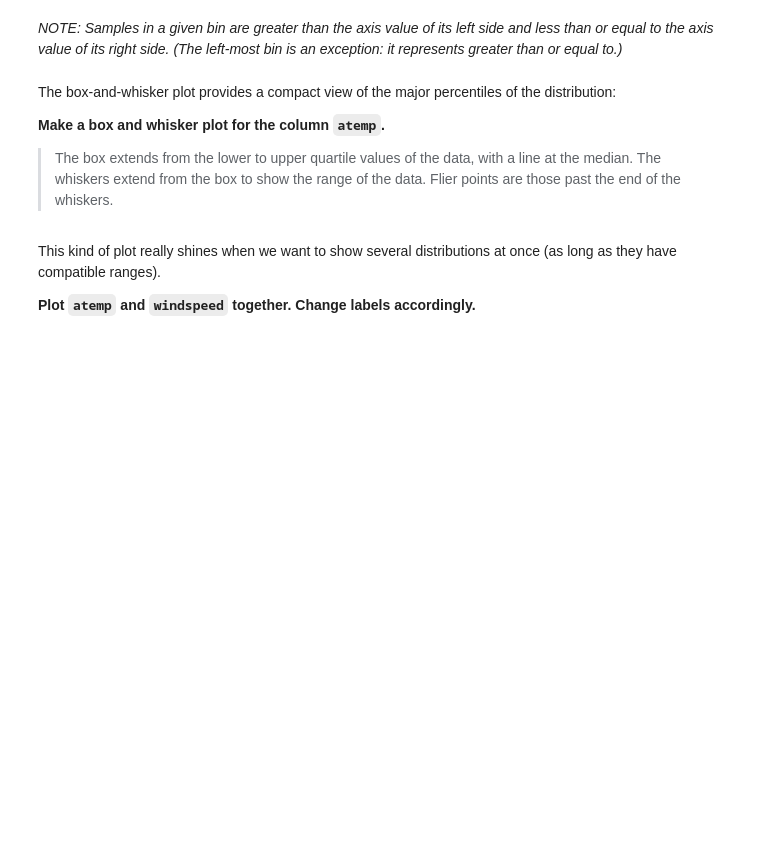
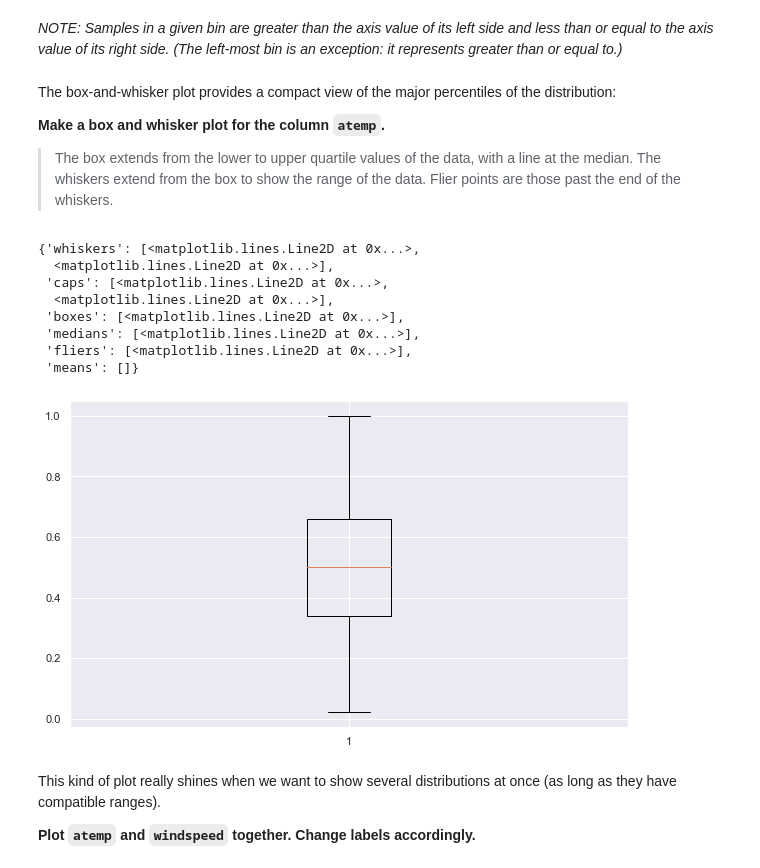
Before and after one commit to doankieu/iod, a Jupyter notebook: Module2/Lab 2/IOD_Lab 2.1.2.ipynb, the cells around one changed output. Saved outputs shown, nothing was run; the diff lists cells and outputs as text; code cells hidden in the pictures; blank space fills up the shorter version.

```diff
--- a/Module2/Lab 2/IOD_Lab 2.1.2.ipynb
+++ b/Module2/Lab 2/IOD_Lab 2.1.2.ipynb
@@ -79,6 +110,17 @@ The box-and-whisker plot provides a compact view of the major percentiles of the
 upper quartile values of the data, with a line at the median. The whiskers extend from the box to show the range of the data.  Flier points are those past the end of the whiskers.
 # %%
 #ANSWER
+plt.boxplot(bikes['temp'])
+# %% [output]
+{'whiskers': [<matplotlib.lines.Line2D at 0x...>,
+  <matplotlib.lines.Line2D at 0x...>],
+ 'caps': [<matplotlib.lines.Line2D at 0x...>,
+  <matplotlib.lines.Line2D at 0x...>],
+ 'boxes': [<matplotlib.lines.Line2D at 0x...>],
+ 'medians': [<matplotlib.lines.Line2D at 0x...>],
+ 'fliers': [<matplotlib.lines.Line2D at 0x...>],
+ 'means': []}
+[figure, added]
 # %% [markdown]
 This kind of plot really shines when we want to show several distributions at once (as long as they have compatible ranges).
 
```
Also changed, not shown: parts of 49 cells of this notebook, 10 other files.
